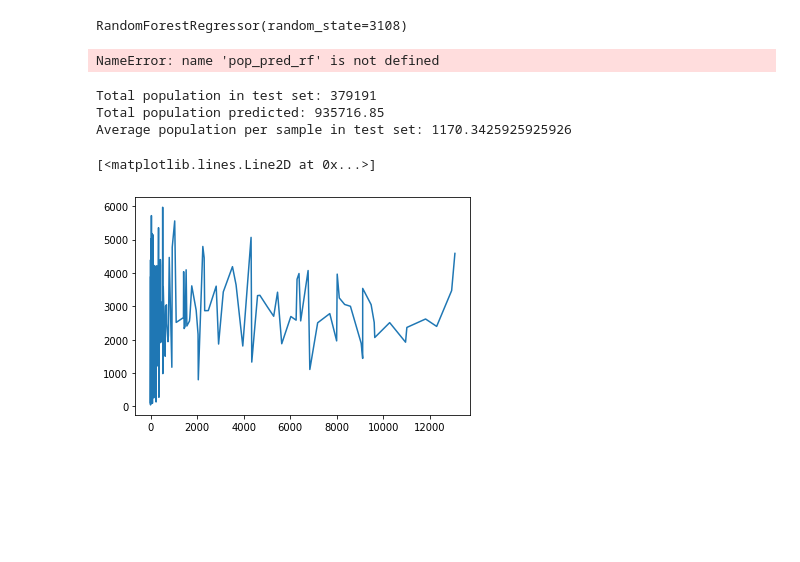
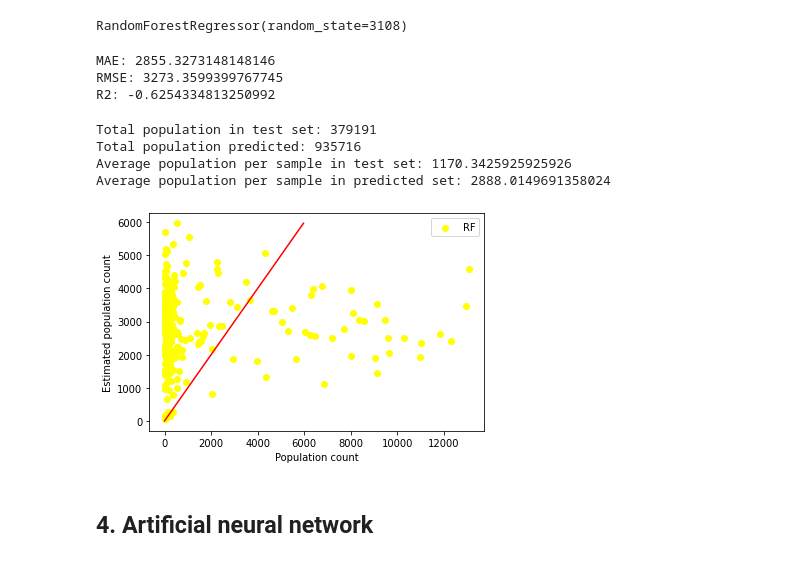
Before and after one commit to acamero/data-science-eo-regression, a Jupyter notebook: population_estimation.ipynb, the cells around one changed output. Drawn from its saved outputs; the diff is of its cells as text; code cells hidden in the pictures; blank space fills up the shorter version.

```diff
--- a/population_estimation.ipynb
+++ b/population_estimation.ipynb
@@ -106,8 +118,8 @@ _shape = sen2_spring_train.shape
 X_train = np.reshape(sen2_spring_train, (_shape[0], _shape[1] * _shape[2] * _shape[3]))
 print("X train shape:", X_train.shape)
 
-_shape = sen2_spring_test.shape
-X_test = np.reshape(sen2_spring_test, (_shape[0], _shape[1] * _shape[2] * _shape[3]))
+n_test = sen2_spring_test.shape[0]
+X_test = np.reshape(sen2_spring_test, (n_test, _shape[1] * _shape[2] * _shape[3]))
 print("X test shape:", X_test.shape)
 # %% [output]
 X train shape: (267, 30000)
@@ -129,16 +141,29 @@ print("MAE:", mae_base) # Best possible is 0
 print("RMSE:", rmse_base) # Best possible is 0
 print("R2:", r2_base) # Best possible is 1
 # %% [output]
-NameError: name 'pop_pred_rf' is not defined
+MAE: 2855.3273148148146
+RMSE: 3273.3599399767745
+R2: -0.6254334813250992
 # %%
 print("Total population in test set:", np.sum(pop_count_test))
-print("Total population predicted:", np.sum(pop_pred_rf))
+print("Total population predicted:", int(np.sum(pop_pred_rf)))
 
 print("Average population per sample in test set:", np.average(pop_count_test))
-plt.plot(pop_count_test, pop_pred_rf)
+print("Average population per sample in predicted set:", np.average(pop_pred_rf))
+
+lim = int(np.min( [np.max(pop_count_test), np.max(pop_pred_rf)]))
+
+plt.scatter(pop_count_test, pop_pred_rf, label="RF", color="yellow")
+plt.legend(loc="upper right")
+plt.xlabel("Population count")
+plt.ylabel("Estimated population count")
+plt.plot( [0, lim], [0, lim], color="red")
+plt.show()
 # %% [output]
 Total population in test set: 379191
-Total population predicted: 935716.85
+Total population predicted: 935716
 Average population per sample in test set: 1170.3425925925926
+Average population per sample in predicted set: 2888.0149691358024
-[<matplotlib.lines.Line2D at 0x...>]
-[figure, old version]
+[figure, new version]
+# %% [markdown]
+## 4. Artificial neural network
```
Also changed, not shown: parts of 20 cells of this notebook, 4 other files.
